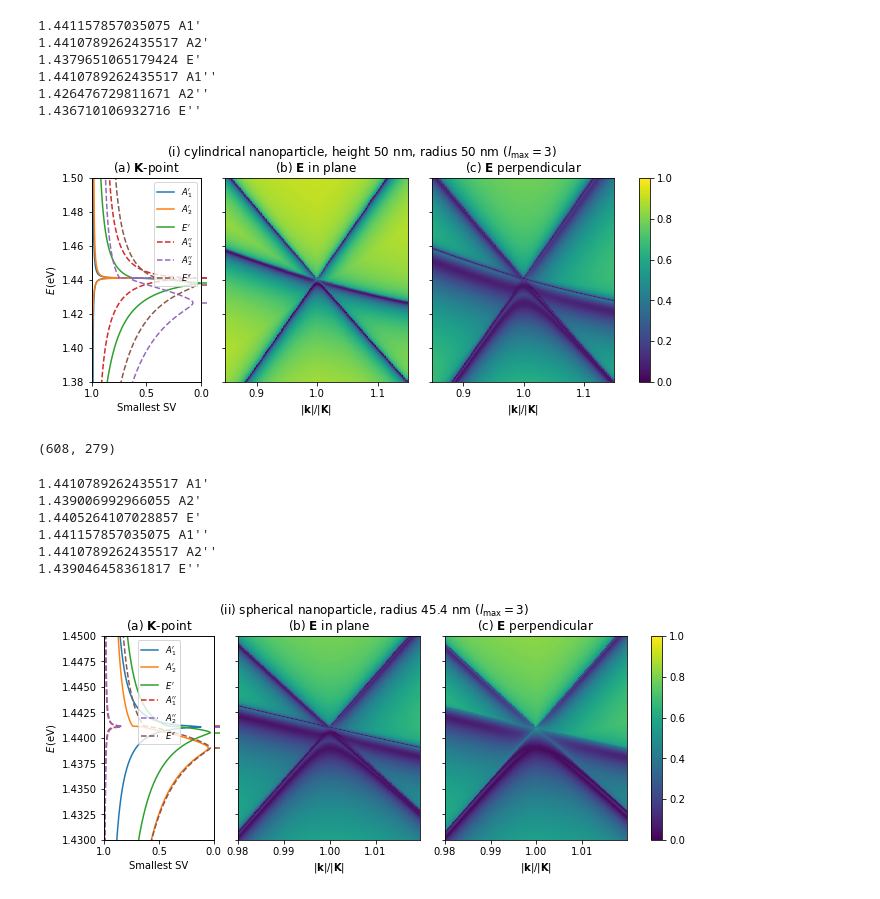
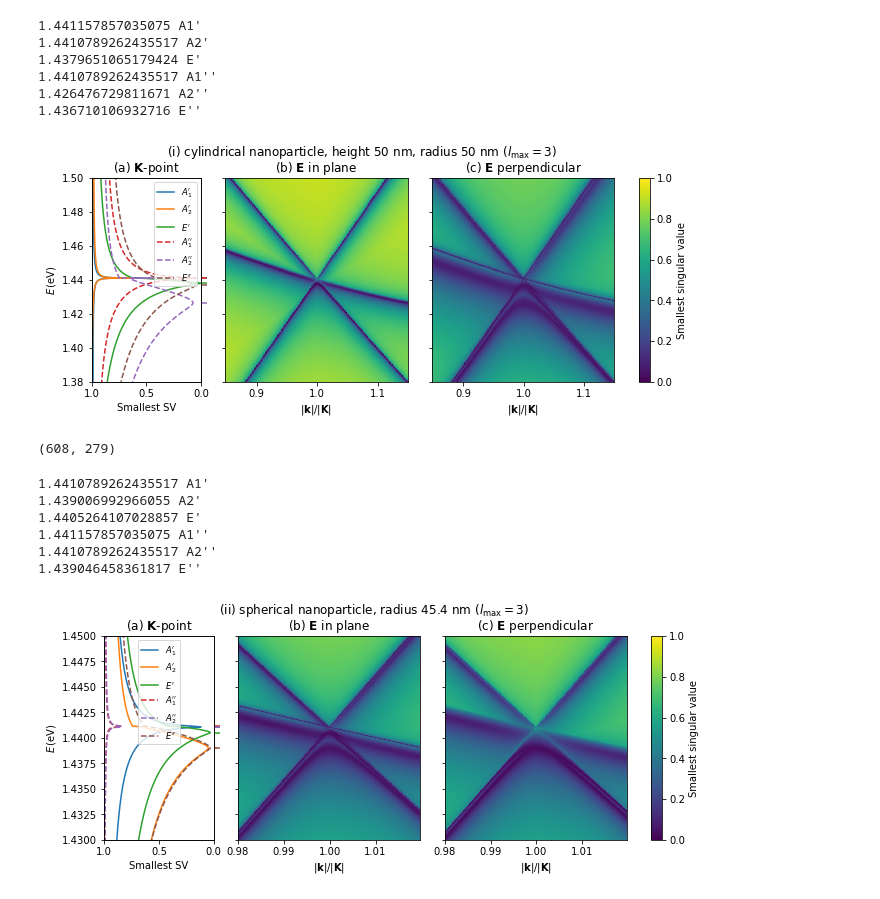
Before and after one commit to texnokrates/qpms-ipynotebooks, a Jupyter notebook: hexlaser/hexlaser-supplementary-disps-plot.ipynb, the cells around one changed output. Cells and saved outputs as stored; diff of their text form; code cells hidden in the pictures.

```diff
--- a/hexlaser/hexlaser-supplementary-disps-plot.ipynb
+++ b/hexlaser/hexlaser-supplementary-disps-plot.ipynb
@@ -43,6 +43,7 @@ axE.pcolormesh(ksE[:,:]/Klen, freqE[:,:]*hbar/eV, svE[:,:,], vmin=0, vmax=1, ras
 #axE.imshow(svE[:,:,], vmin=0, vmax=1, extent=[ksE[0,0], ksE[0,-1],freqE[0,0], freqE[-1,0]])
 im = axM.pcolormesh(ksM[:,:]/Klen, freqM[:,:]*hbar/eV, svM[:,:,], vmin=0, vmax=1, rasterized=True)
 f.colorbar(im, cax=cax)
+cax.set_ylabel('Smallest singular value')
 axE.set_xlabel('$\\left|\\mathbf{k}\\right|/\\left|\\mathbf{K}\\right|$')
 axM.set_xlabel('$\\left|\\mathbf{k}\\right|/\\left|\\mathbf{K}\\right|$')
 axS.set_title('(a) $\\mathbf{K}$-point')
@@ -59,34 +60,34 @@ for rep in plotreps:
     p = axS.plot(dataS[rep], freqS*hbar/eV, label=irrepnames_latex[rep], ls=irrep_ls[rep])
     reppeakfreqs[rep] = freqS[np.argmin(dataS[rep])]
     print(freqS[np.argmin(dataS[rep])]/eV*hbar, rep)
     repcolors[rep] = p[-1].get_color()
 axS.set_ylim(freqlims[0]/eV*hbar,freqlims[1]/eV*hbar)
 axE.set_ylim(freqlims[0]/eV*hbar,freqlims[1]/eV*hbar)
 axM.set_ylim(freqlims[0]/eV*hbar,freqlims[1]/eV*hbar)
 axS.set_xlim(1,0)
 axS.legend(prop={'size': 8.5})
 
 ax2 = axS.twinx()
 ax2.set_ylim(freqlims[0]/eV*hbar,freqlims[1]/eV*hbar)
 ax2.yaxis.set_major_formatter(matplotlib.ticker.NullFormatter())
 ax2.set_yticks([reppeakfreqs[rep]/eV*hbar for rep in irrepnames])
 ax2.yaxis.set_tick_params(size=6, width=1.5)
 for  i, tick in enumerate(ax2.get_yticklines()):
     tick.set_color(repcolors[plotreps[i//2]]) # For some reason, there are 2*len(plotreps) Line2D objects.
     #tick.set_linestyle(repls[plotreps[i//2]]) # For some reason, there are 2*len(plotreps) Line2D objects. # dose not werk
     if (plotreps[i//2] == "A2'"): # hack the A1' tick visibility here
         tick.set_markersize(3)
 f.suptitle("(i) cylindrical nanoparticle, height 50 nm, radius 50 nm ($l_\\mathrm{max}=3$)", verticalalignment='top', y=0.995)
 f.subplots_adjust(top=0.87)
 plt.savefig("../../../hexlaser/supfigs/dispersion_cylindrical.pdf", dpi=600)
 # %% [output]
 1.441157857035075 A1'
 1.4410789262435517 A2'
 1.4379651065179424 E'
 1.4410789262435517 A1''
 1.426476729811671 A2''
 1.436710106932716 E''
-[figure, old version]
+[figure, new version]
 # %%
 svE.shape
 # %% [output]
@@ -127,6 +128,7 @@ axE.pcolormesh(ksE[:,:]/Klen, freqE[:,:]*hbar/eV, svE[:,:,], vmin=0, vmax=1, ras
 #axE.imshow(svE[:,:,], vmin=0, vmax=1, extent=[ksE[0,0], ksE[0,-1],freqE[0,0], freqE[-1,0]])
 im = axM.pcolormesh(ksM[:,:]/Klen, freqM[:,:]*hbar/eV, svM[:,:,], vmin=0, vmax=1, rasterized=True)
 f.colorbar(im, cax=cax)
+cax.set_ylabel('Smallest singular value')
 axE.set_xlabel('$\\left|\\mathbf{k}\\right|/\\left|\\mathbf{K}\\right|$')
 axM.set_xlabel('$\\left|\\mathbf{k}\\right|/\\left|\\mathbf{K}\\right|$')
 axS.set_title('(a) $\\mathbf{K}$-point')
@@ -170,4 +172,4 @@ plt.savefig("../../../hexlaser/supfigs/dispersion_spherical.pdf", dpi=600)
 1.441157857035075 A1''
 1.4410789262435517 A2''
 1.439046458361817 E''
-[figure, old version]
+[figure, new version]
```
